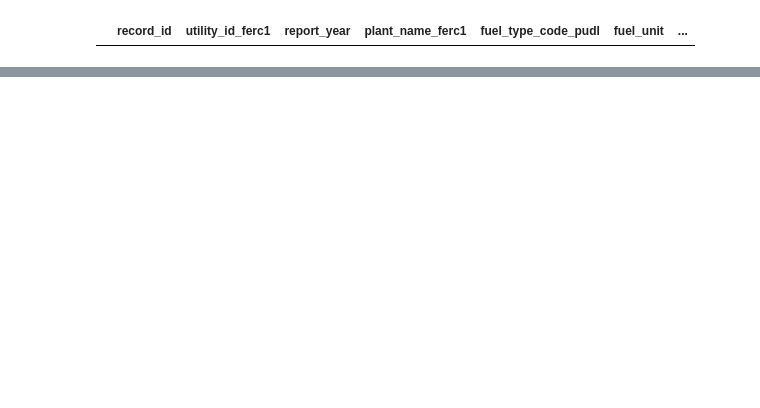
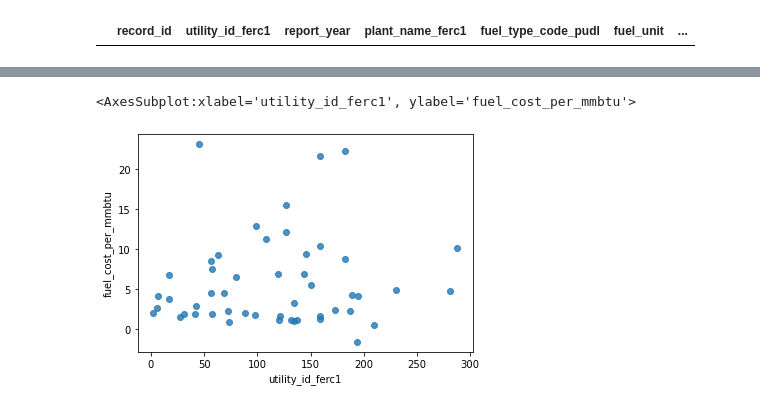
Before and after one commit to leeolivier/wrangling, a Jupyter notebook: wrangling.ipynb, the cells around one changed output, grey strips where cells are left out. Saved outputs shown, nothing was run; the diff lists cells and outputs as text; code cells hidden in the pictures; blank space fills up the shorter version.

```diff
--- a/wrangling.ipynb
+++ b/wrangling.ipynb
@@ -78,0 +61,7 @@ False
+# %%
+#select a random sample to plot
+sample_df = fuel_data.sample(n = 50, random_state = 4)
+sns.regplot(x = sample_df["utility_id_ferc1"], y = sample_df["fuel_cost_per_mmbtu"], fit_reg = False)
+# %% [output]
+<AxesSubplot:xlabel='utility_id_ferc1', ylabel='fuel_cost_per_mmbtu'>
+[figure, added]
```
Also changed, not shown: parts of 11 cells of this notebook.
